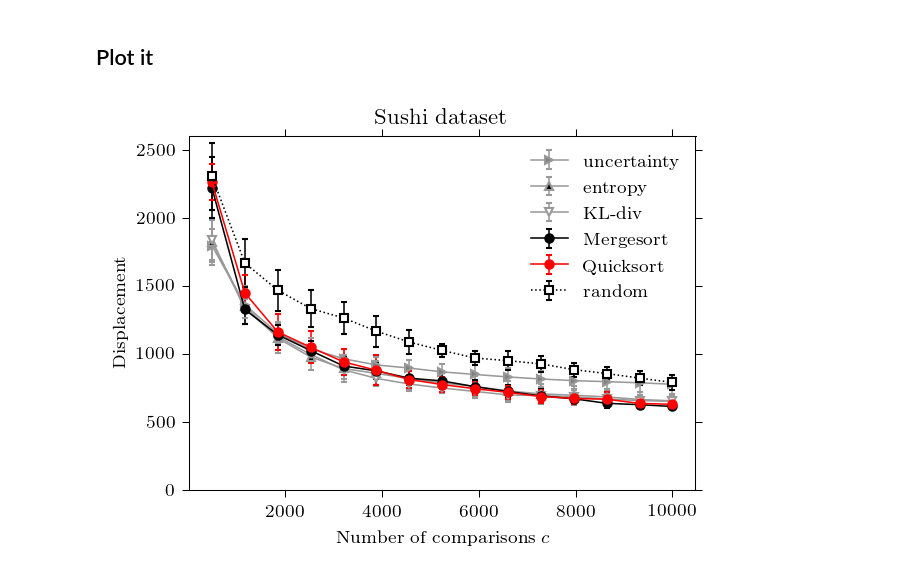
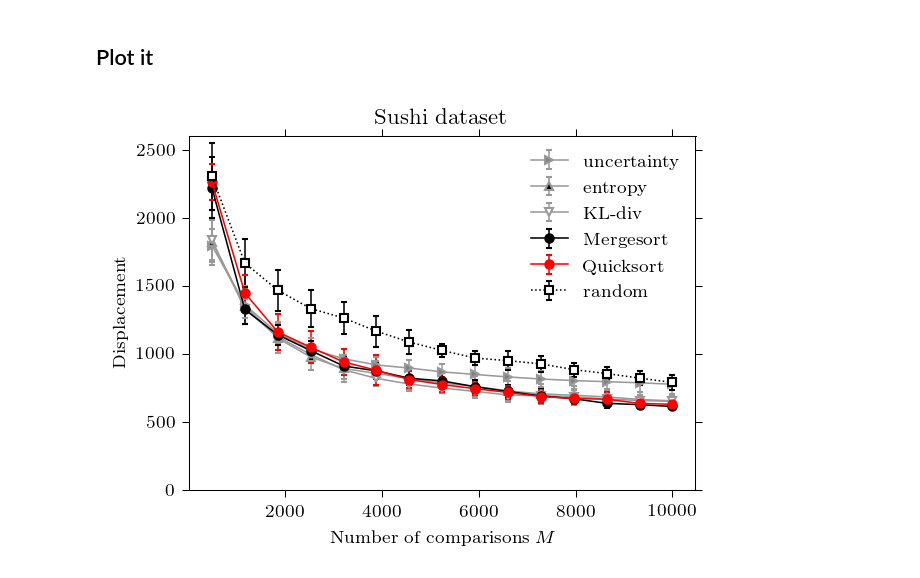
Before and after one commit to lucasmaystre/phd-thesis, a Jupyter notebook: notebooks/03-robustsort/fig-sushi.ipynb, the cells around one changed output. Saved outputs shown, nothing was run; the diff lists cells and outputs as text; code cells hidden in the pictures.

```diff
--- a/notebooks/03-robustsort/fig-sushi.ipynb
+++ b/notebooks/03-robustsort/fig-sushi.ipynb
@@ -27,18 +27,18 @@ xs = data["xs"]
 # %%
 fig, ax = plt.subplots(figsize=(4.25, 3.25))
 
 for s in ("simpleu", "entropy", "kldiv", "mergesort", "quicksort", "random"):
     mean, std = disp[s]
     ax.errorbar(xs, mean, yerr=std, label=plots.label[s],
             linewidth=0.75, capsize=1.5,
             color=plots.c[s], linestyle=plots.ls[s],
             marker=plots.marker[s], markerfacecolor=plots.mfc[s])
     ax.legend()
     ax.set_ylim(ymin=0, ymax=2600)
-    ax.set_xlabel('Number of comparisons $c$')
+    ax.set_xlabel('Number of comparisons $M$')
     ax.set_ylabel('Displacement')
     ax.set_title("Sushi dataset")
 
 fig.savefig("sushi.pdf")
 # %% [output]
-[figure, old version]
+[figure, new version]
```
Also changed, not shown: 14 other files.
